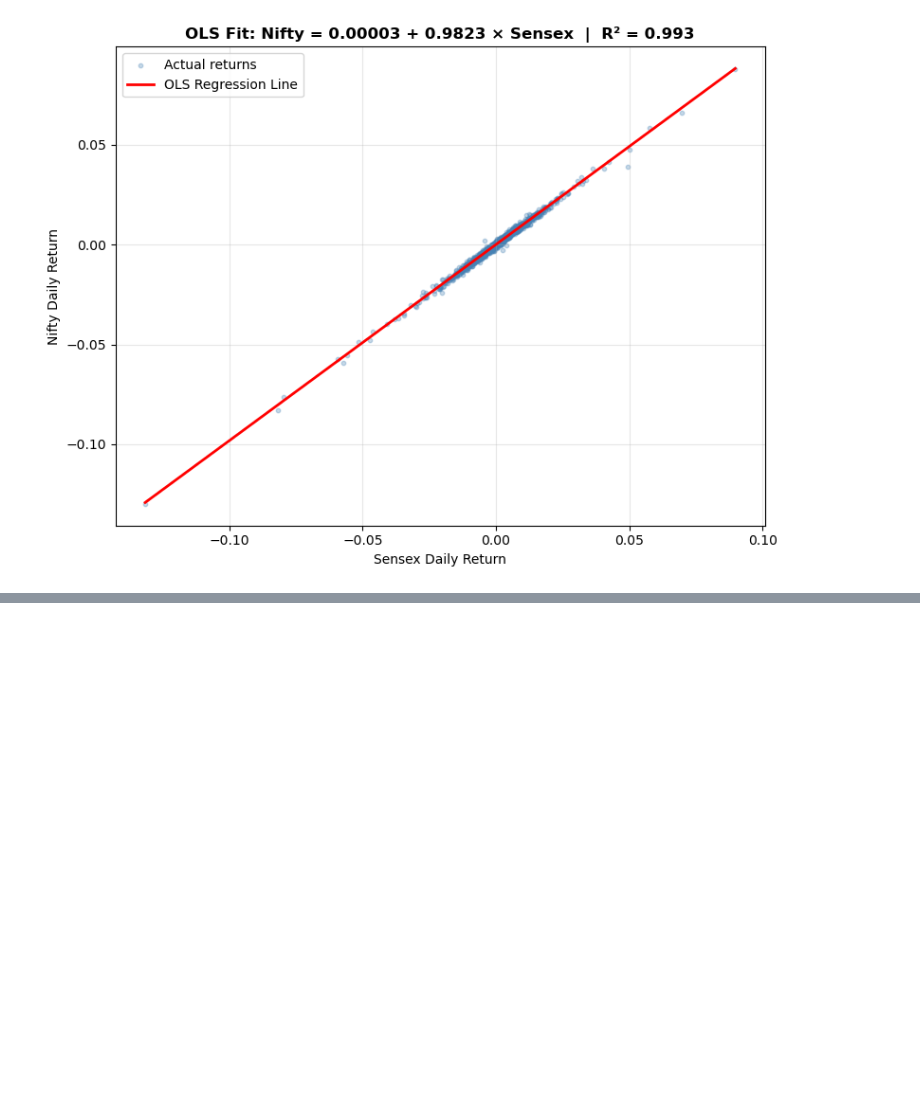
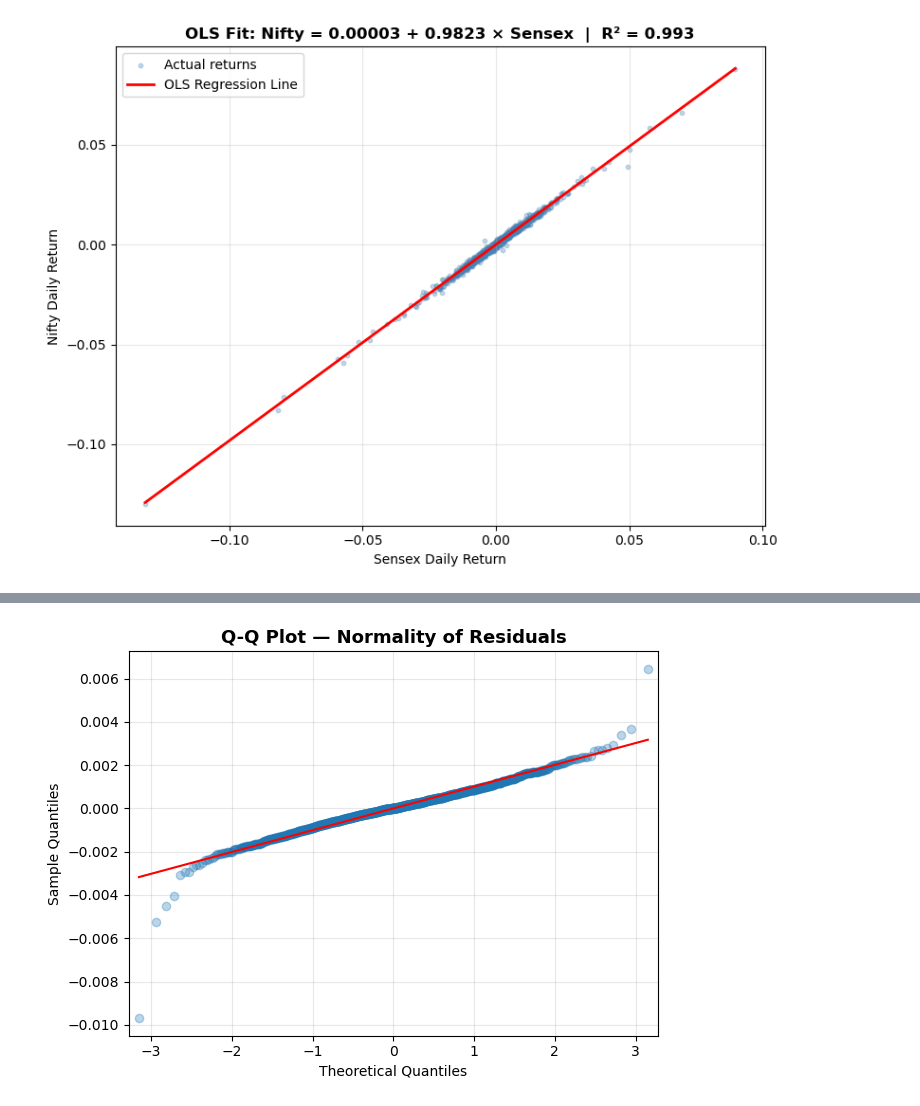
Before and after one commit to andy007-code/decimal-point-prep, a Jupyter notebook: 02-regression.ipynb, the cells around one changed output, grey strips where cells are left out. Cells and saved outputs as stored; diff of their text form; code cells hidden in the pictures; blank space fills up the shorter version.

```diff
--- a/02-regression.ipynb
+++ b/02-regression.ipynb
@@ -143,0 +190,8 @@ plt.show()
+# %%
+fig = sm.qqplot(residuals, line='s', alpha=0.3)
+plt.title('Q-Q Plot — Normality of Residuals', fontsize=13, fontweight='bold')
+plt.grid(True, alpha=0.3)
+plt.tight_layout()
+plt.show()
+# %% [output]
+[figure, added]
```
Also changed, not shown: parts of 9 cells of this notebook.
